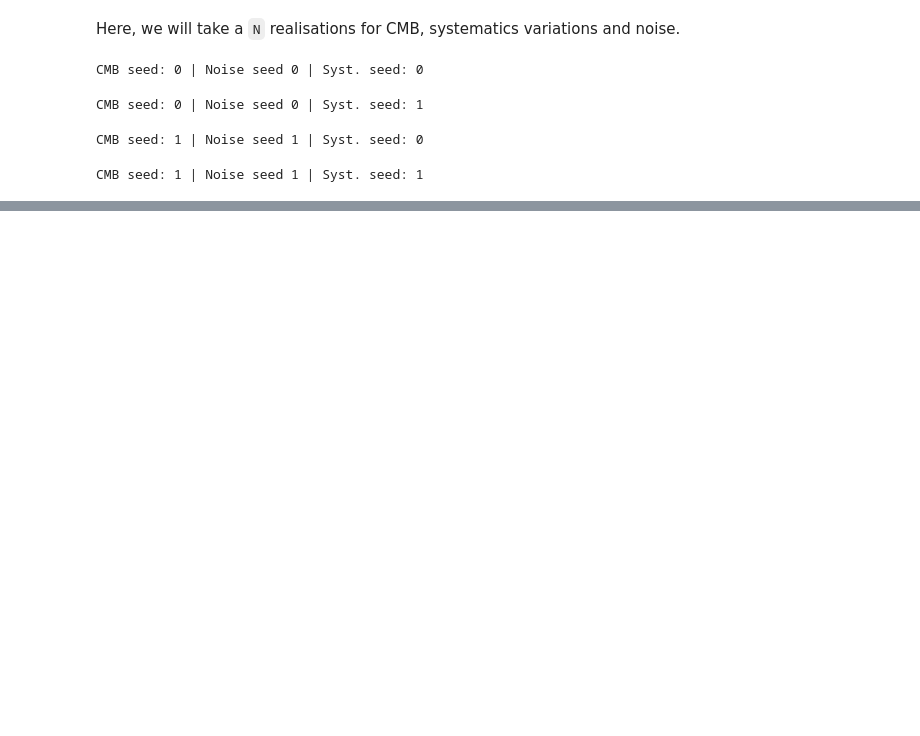
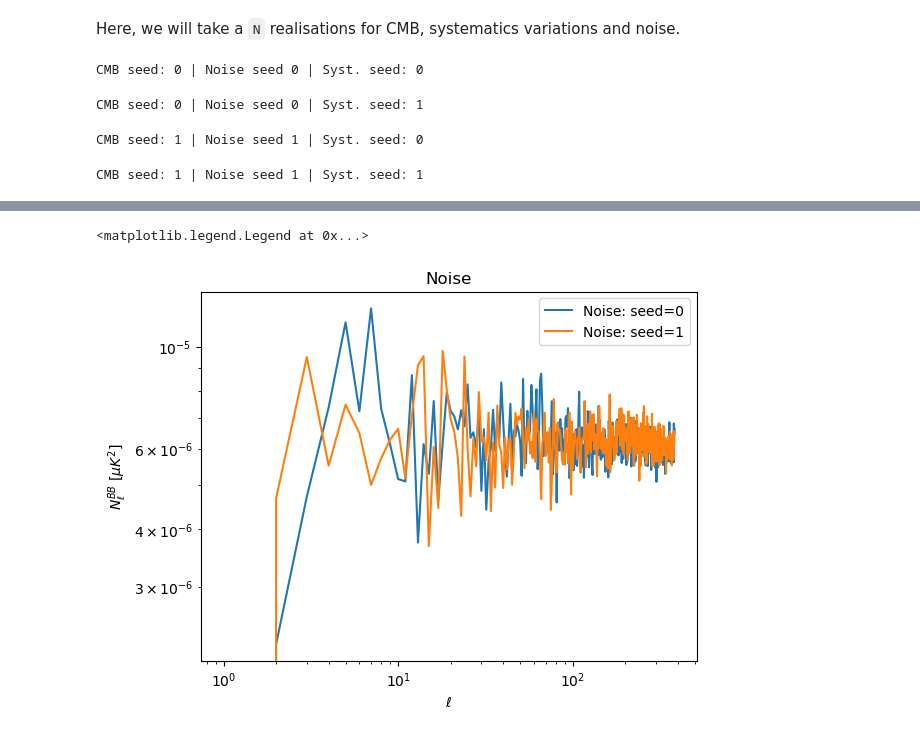
Before and after one commit to yusuke-takase/SBM, a Jupyter notebook: notebooks/pipeline.ipynb, the cells around one changed output, grey strips where cells are left out. Saved outputs shown, nothing was run; the diff lists cells and outputs as text; code cells hidden in the pictures; blank space fills up the shorter version.

```diff
--- a/notebooks/pipeline.ipynb
+++ b/notebooks/pipeline.ipynb
@@ -73,0 +119,10 @@ CMB seed: 1 | Noise seed 1 | Syst. seed: 1
+# %%
+for i in range(N):
+    plt.loglog(cl_noise[i,2 ,:], label=f"Noise: seed={i}")
+plt.title("Noise")
+plt.xlabel(r"$\ell$")
+plt.ylabel(r"$N_\ell^{BB}$ [$\mu K^2$]")
+plt.legend()
+# %% [output]
+<matplotlib.legend.Legend at 0x...>
+[figure, added]
```
Also changed, not shown: parts of 5 cells of this notebook, 2 other files.
